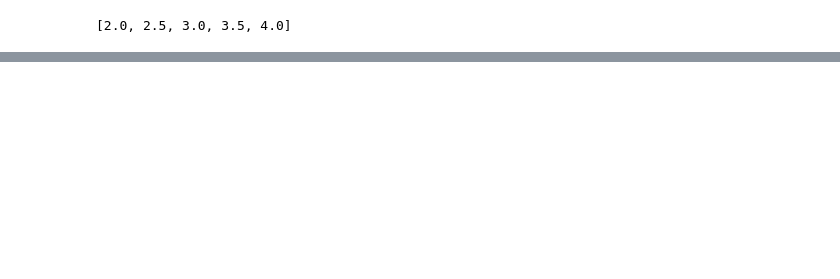
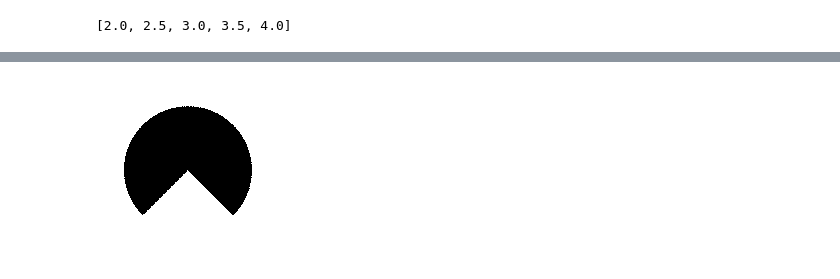
Before and after one commit to vicb1/python-reference, a Jupyter notebook: code/image-processing/pillow.ipynb, the cells around one changed output, grey strips where cells are left out. Drawn from its saved outputs; the diff is of its cells as text; code cells hidden in the pictures; blank space fills up the shorter version.

```diff
--- a/code/image-processing/pillow.ipynb
+++ b/code/image-processing/pillow.ipynb
@@ -156,0 +165,4 @@ np.linspace(2,4,5).tolist()
+# %%
+pacman.rotate(-90)
+# %% [output]
+[figure, added]
```
Also changed, not shown: parts of 22 cells of this notebook, 4 other files.
